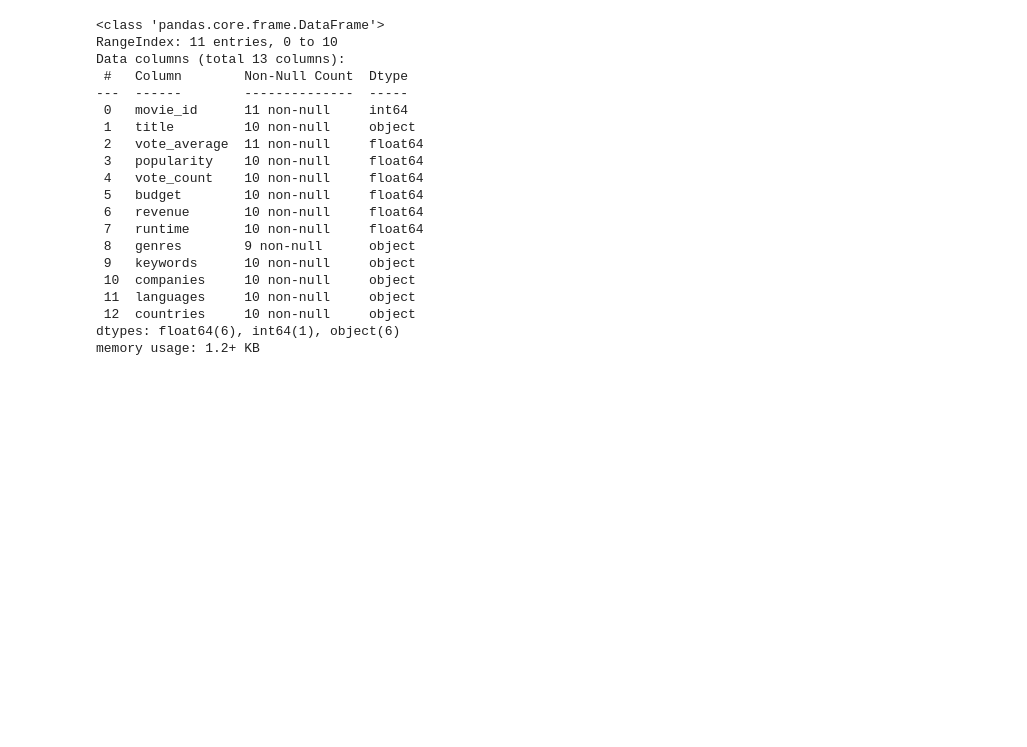
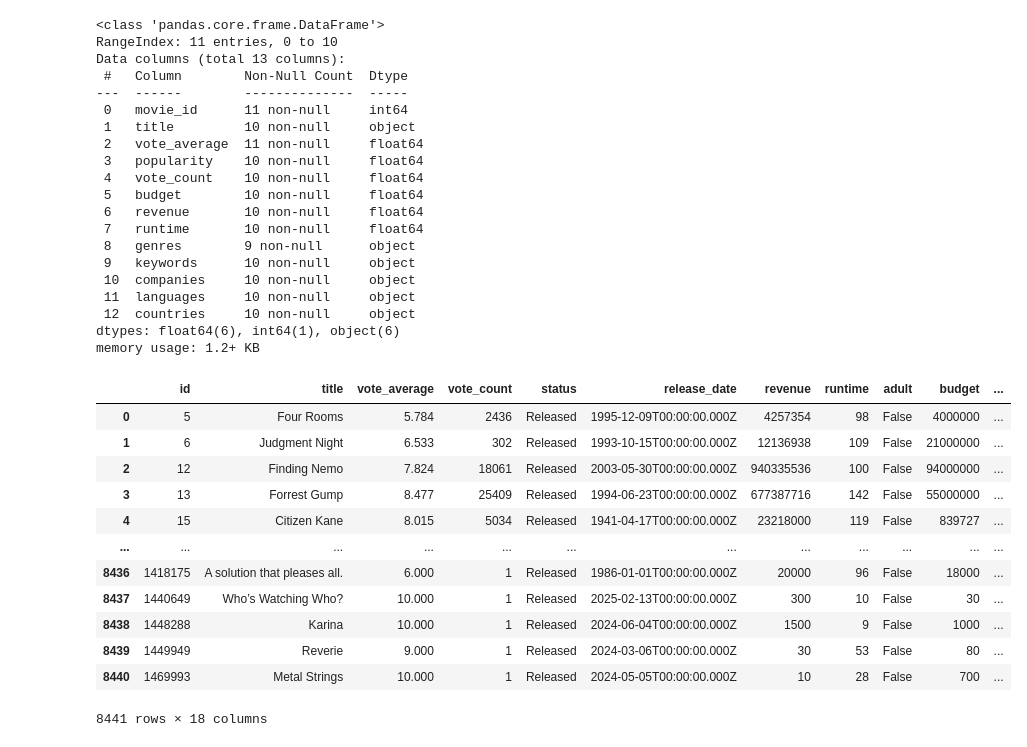
Before and after one commit to 6587093polakornming/Airflow_Spark_Local, a Jupyter notebook: eda/look_output_data.ipynb, the cells around one changed output. Drawn from its saved outputs; the diff is of its cells as text; code cells hidden in the pictures; blank space fills up the shorter version.

```diff
--- a/eda/look_output_data.ipynb
+++ b/eda/look_output_data.ipynb
@@ -39,3 +39,20 @@ Data columns (total 13 columns):
  12  countries     10 non-null     object
 dtypes: float64(6), int64(1), object(6)
 memory usage: 1.2+ KB
+# %%
+dataset = pd.read_csv("cleaned_data.csv")
+dataset
+# %% [output]
+|  | id | title | vote_average | vote_count | status | release_date | revenue | runtime | adult | budget | ... |
+| 0 | 5 | Four Rooms | 5.784 | 2436 | Released | 1995-12-09T00:00:00.000Z | 4257354 | 98 | False | 4000000 | ... |
+| 1 | 6 | Judgment Night | 6.533 | 302 | Released | 1993-10-15T00:00:00.000Z | 12136938 | 109 | False | 21000000 | ... |
+| 2 | 12 | Finding Nemo | 7.824 | 18061 | Released | 2003-05-30T00:00:00.000Z | 940335536 | 100 | False | 94000000 | ... |
+| 3 | 13 | Forrest Gump | 8.477 | 25409 | Released | 1994-06-23T00:00:00.000Z | 677387716 | 142 | False | 55000000 | ... |
+| 4 | 15 | Citizen Kane | 8.015 | 5034 | Released | 1941-04-17T00:00:00.000Z | 23218000 | 119 | False | 839727 | ... |
+| ... | ... | ... | ... | ... | ... | ... | ... | ... | ... | ... | ... |
+| 8436 | 1418175 | A solution that pleases all. | 6.000 | 1 | Released | 1986-01-01T00:00:00.000Z | 20000 | 96 | False | 18000 | ... |
+| 8437 | 1440649 | Who’s Watching Who? | 10.000 | 1 | Released | 2025-02-13T00:00:00.000Z | 300 | 10 | False | 30 | ... |
+| 8438 | 1448288 | Karina | 10.000 | 1 | Released | 2024-06-04T00:00:00.000Z | 1500 | 9 | False | 1000 | ... |
+| 8439 | 1449949 | Reverie | 9.000 | 1 | Released | 2024-03-06T00:00:00.000Z | 30 | 53 | False | 80 | ... |
+| 8440 | 1469993 | Metal Strings | 10.000 | 1 | Released | 2024-05-05T00:00:00.000Z | 10 | 28 | False | 700 | ... |
+8441 rows × 18 columns
```
Also changed, not shown: parts of 3 cells of this notebook, 10 other files.
